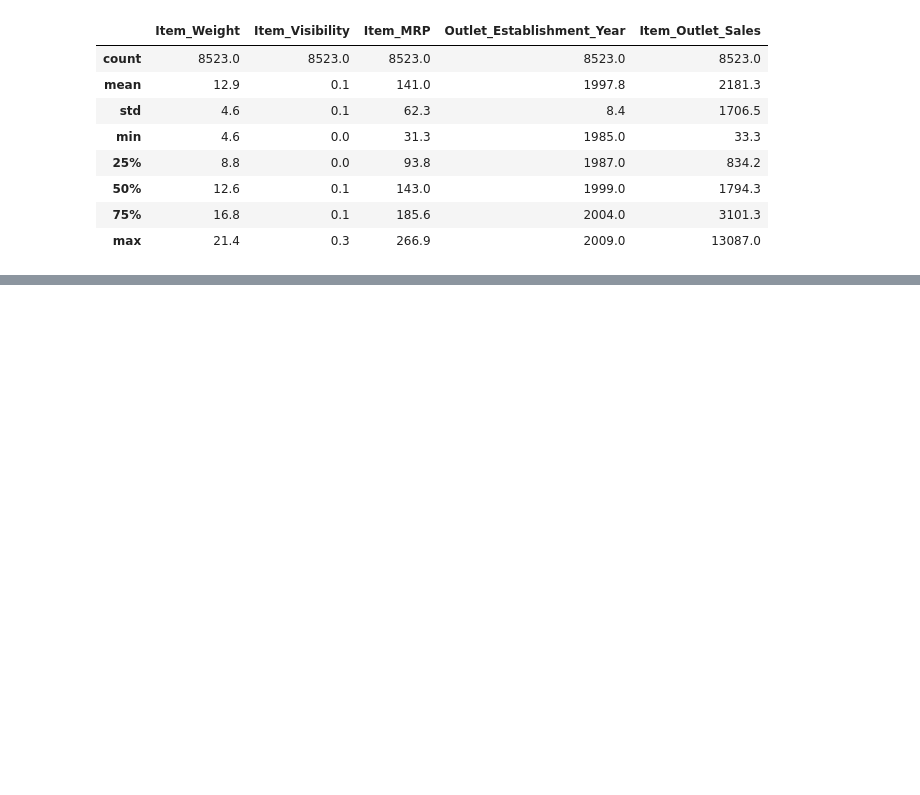
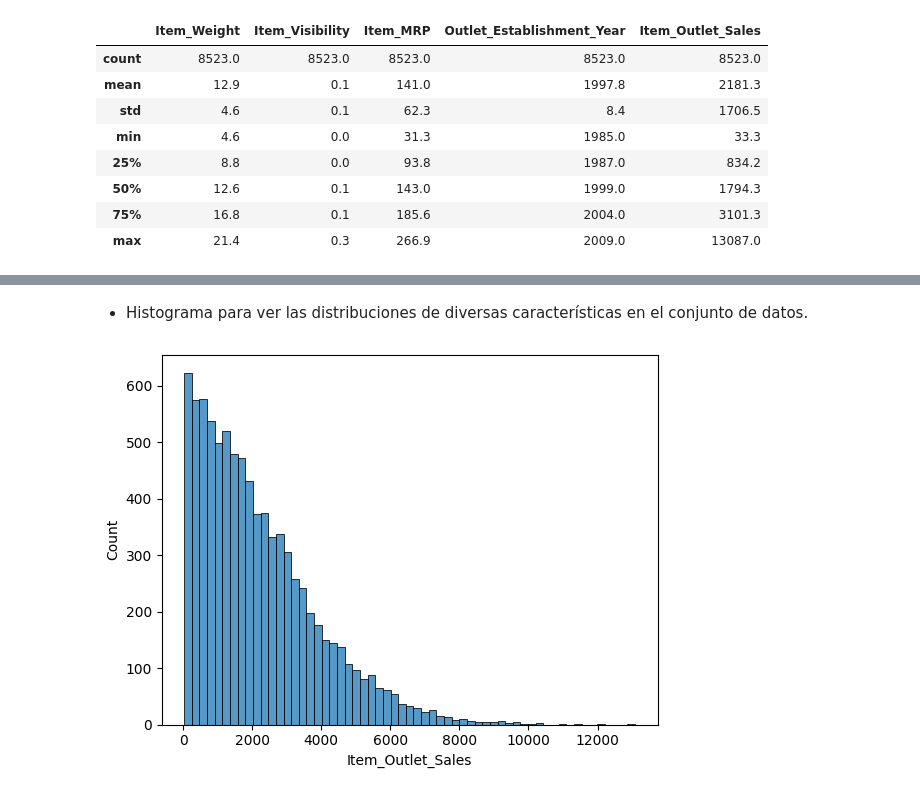
Before and after one commit to javierexe/predicciones-de-ventas, a Jupyter notebook: Proyecto_1.ipynb, the cells around one changed output, grey strips where cells are left out. Saved outputs shown, nothing was run; the diff lists cells and outputs as text; code cells hidden in the pictures; blank space fills up the shorter version.

Commit message:
Add files via upload
Se agrega actividad Parte 3. Gráficas Básicas de Análisis Estadistico

```diff
--- a/Proyecto_1.ipynb
+++ b/Proyecto_1.ipynb
@@ -25,5 +27,5 @@ Drive already mounted at /content/drive; to attempt to forcibly remount, call dr
 # %%
 import pandas as pd
 # %%
-file = '/content/drive/MyDrive/Coding DOJO/Actividades/files/sales_predictions_2023.csv'
+file = '/content/drive/MyDrive/Coding DOJO/files/sales_predictions_2023.csv'
 # %% [markdown]
@@ -236,0 +251,8 @@ Name: Item_Fat_Content, dtype: int64
+# %% [markdown]
+
+
+* Histograma para ver las distribuciones de diversas características en el conjunto de datos.
+# %%
+sns.histplot(data=df, x='Item_Outlet_Sales');
+# %% [output]
+[figure, added]
```
Also changed, not shown: parts of 23 cells of this notebook.
